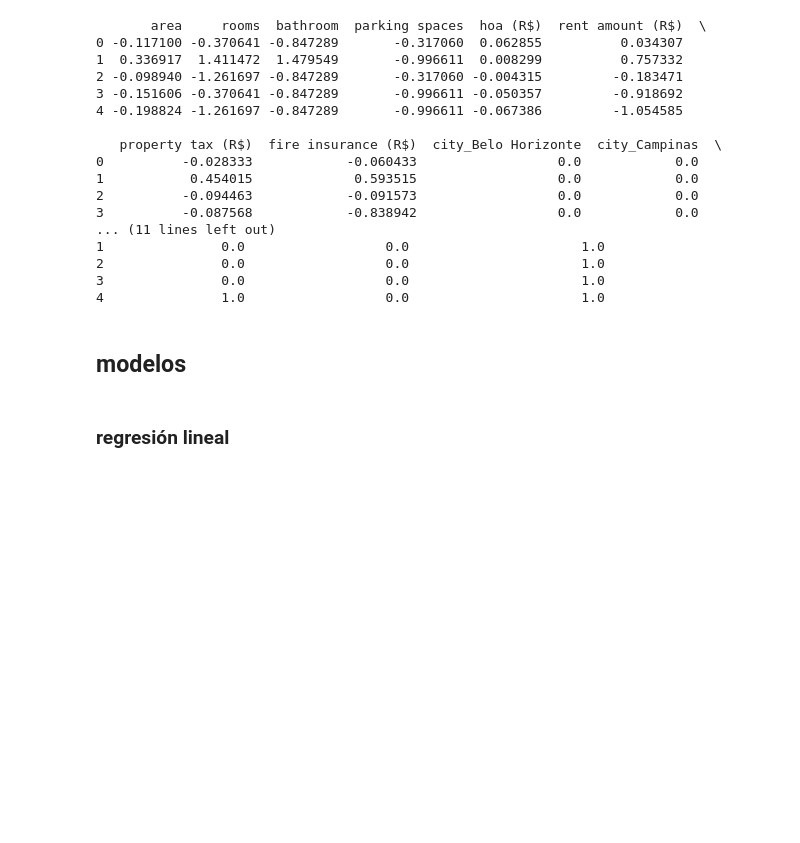
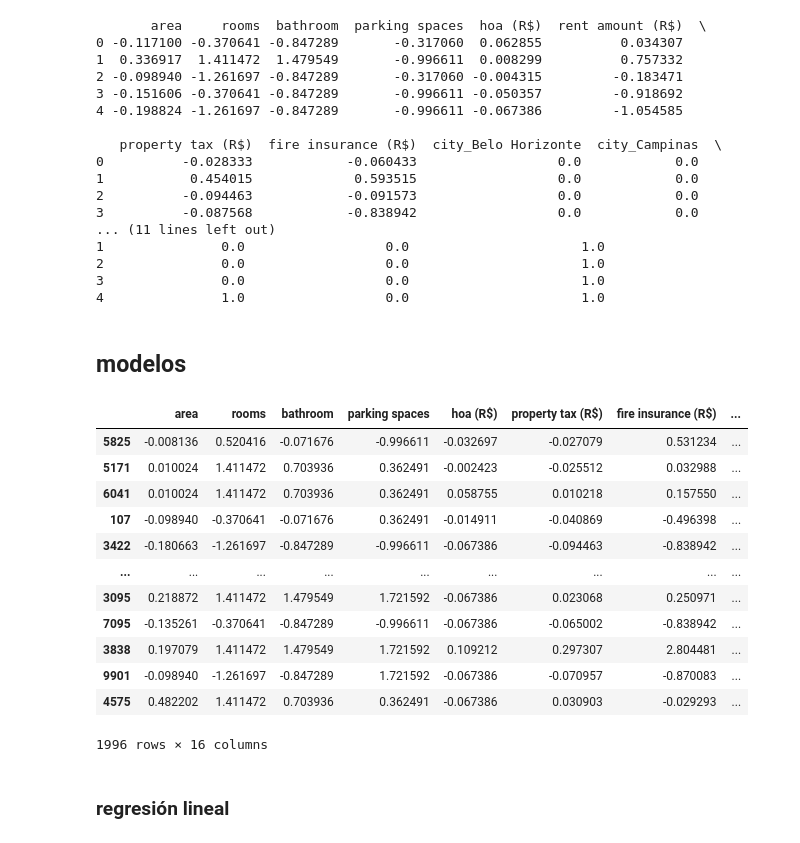
Before and after one commit to bl33h/brazilHousingTrends, a Jupyter notebook: src/brazilHousingTrends.ipynb, the cells around one changed output. Drawn from its saved outputs; the diff is of its cells as text; code cells hidden in the pictures; blank space fills up the shorter version.

```diff
--- a/src/brazilHousingTrends.ipynb
+++ b/src/brazilHousingTrends.ipynb
@@ -181,6 +181,21 @@ from sklearn.ensemble import RandomForestRegressor
 # %%
 # split data into training and test sets
 xTrain, xTest, yTrain, yTest = train_test_split(x, y, test_size=0.2, random_state=42)
+xTest
+# %% [output]
+|  | area | rooms | bathroom | parking spaces | hoa (R$) | property tax (R$) | fire insurance (R$) | ... |
+| 5825 | -0.008136 | 0.520416 | -0.071676 | -0.996611 | -0.032697 | -0.027079 | 0.531234 | ... |
+| 5171 | 0.010024 | 1.411472 | 0.703936 | 0.362491 | -0.002423 | -0.025512 | 0.032988 | ... |
+| 6041 | 0.010024 | 1.411472 | 0.703936 | 0.362491 | 0.058755 | 0.010218 | 0.157550 | ... |
+| 107 | -0.098940 | -0.370641 | -0.071676 | 0.362491 | -0.014911 | -0.040869 | -0.496398 | ... |
+| 3422 | -0.180663 | -1.261697 | -0.847289 | -0.996611 | -0.067386 | -0.094463 | -0.838942 | ... |
+| ... | ... | ... | ... | ... | ... | ... | ... | ... |
+| 3095 | 0.218872 | 1.411472 | 1.479549 | 1.721592 | -0.067386 | 0.023068 | 0.250971 | ... |
+| 7095 | -0.135261 | -0.370641 | -0.847289 | -0.996611 | -0.067386 | -0.065002 | -0.838942 | ... |
+| 3838 | 0.197079 | 1.411472 | 1.479549 | 1.721592 | 0.109212 | 0.297307 | 2.804481 | ... |
+| 9901 | -0.098940 | -1.261697 | -0.847289 | 1.721592 | -0.067386 | -0.070957 | -0.870083 | ... |
+| 4575 | 0.482202 | 1.411472 | 0.703936 | 0.362491 | -0.067386 | 0.030903 | -0.029293 | ... |
+1996 rows × 16 columns
 # %% [markdown]
 ### regresión lineal
 # %%
```
Also changed, not shown: parts of 6 cells of this notebook, 5 other files.
